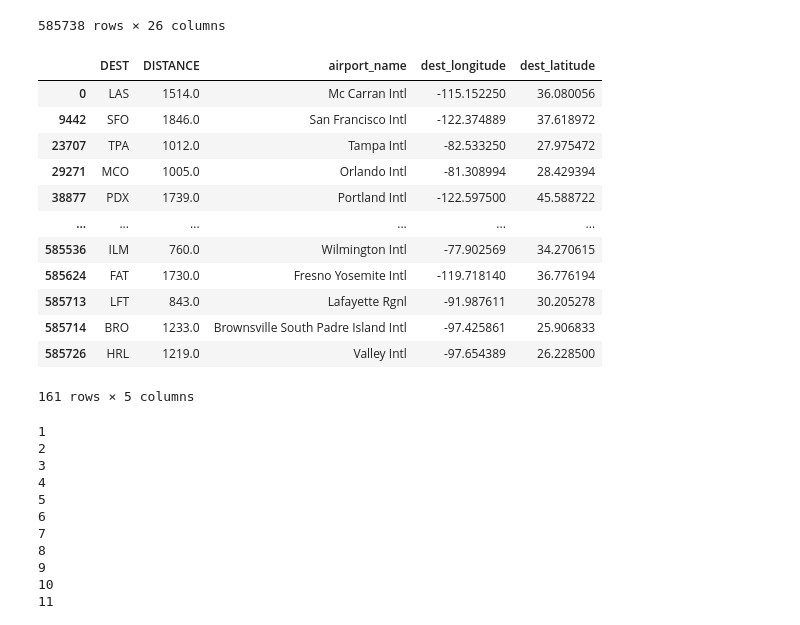
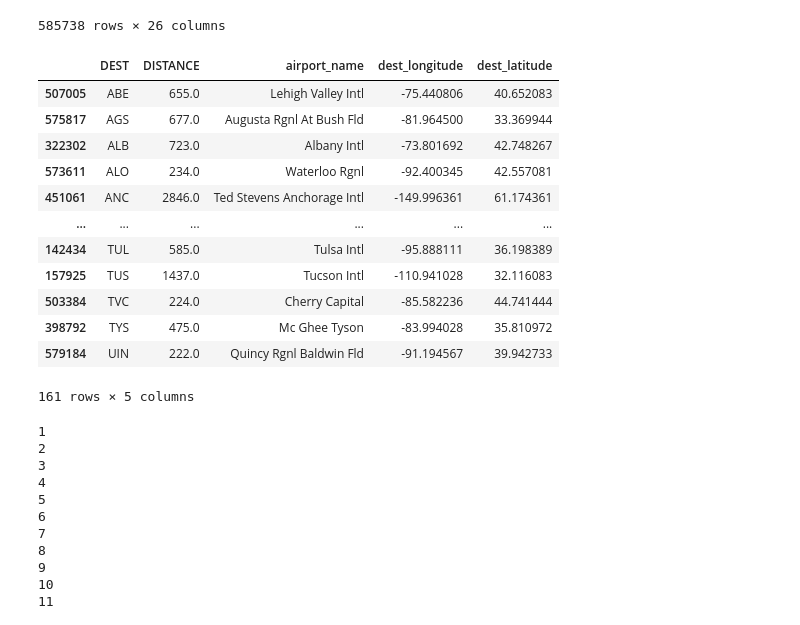
Before and after one commit to kaylamacaione/final-project, a Jupyter notebook: clean_raw_data.ipynb, the cells around one changed output. Saved outputs shown, nothing was run; the diff lists cells and outputs as text; code cells hidden in the pictures.

```diff
--- a/clean_raw_data.ipynb
+++ b/clean_raw_data.ipynb
@@ -104,22 +104,22 @@ df_ord_domflights
 # %%
 df_ord_domflights.to_csv('output_data.csv', index=False)
 # %%
-airport_dropdown_df = df_ord_domflights[["DEST", "DISTANCE", "airport_name","dest_longitude","dest_latitude"]].drop_duplicates(subset=['DEST'])
+airport_dropdown_df = df_ord_domflights[["DEST", "DISTANCE", "airport_name","dest_longitude","dest_latitude"]].drop_duplicates(subset=['DEST']).sort_values(by=['DEST'])
 
 airport_dropdown_df
 # %% [output]
 |  | DEST | DISTANCE | airport_name | dest_longitude | dest_latitude |
-| 0 | LAS | 1514.0 | Mc Carran Intl | -115.152250 | 36.080056 |
-| 9442 | SFO | 1846.0 | San Francisco Intl | -122.374889 | 37.618972 |
-| 23707 | TPA | 1012.0 | Tampa Intl | -82.533250 | 27.975472 |
-| 29271 | MCO | 1005.0 | Orlando Intl | -81.308994 | 28.429394 |
-| 38877 | PDX | 1739.0 | Portland Intl | -122.597500 | 45.588722 |
+| 507005 | ABE | 655.0 | Lehigh Valley Intl | -75.440806 | 40.652083 |
+| 575817 | AGS | 677.0 | Augusta Rgnl At Bush Fld | -81.964500 | 33.369944 |
+| 322302 | ALB | 723.0 | Albany Intl | -73.801692 | 42.748267 |
+| 573611 | ALO | 234.0 | Waterloo Rgnl | -92.400345 | 42.557081 |
+| 451061 | ANC | 2846.0 | Ted Stevens Anchorage Intl | -149.996361 | 61.174361 |
 | ... | ... | ... | ... | ... | ... |
-| 585536 | ILM | 760.0 | Wilmington Intl | -77.902569 | 34.270615 |
-| 585624 | FAT | 1730.0 | Fresno Yosemite Intl | -119.718140 | 36.776194 |
-| 585713 | LFT | 843.0 | Lafayette Rgnl | -91.987611 | 30.205278 |
-| 585714 | BRO | 1233.0 | Brownsville South Padre Island Intl | -97.425861 | 25.906833 |
-| 585726 | HRL | 1219.0 | Valley Intl | -97.654389 | 26.228500 |
+| 142434 | TUL | 585.0 | Tulsa Intl | -95.888111 | 36.198389 |
+| 157925 | TUS | 1437.0 | Tucson Intl | -110.941028 | 32.116083 |
+| 503384 | TVC | 224.0 | Cherry Capital | -85.582236 | 44.741444 |
+| 398792 | TYS | 475.0 | Mc Ghee Tyson | -83.994028 | 35.810972 |
+| 579184 | UIN | 222.0 | Quincy Rgnl Baldwin Fld | -91.194567 | 39.942733 |
 161 rows × 5 columns
 # %%
 from sqlalchemy import create_engine
```
Also changed, not shown: 1 other file.
